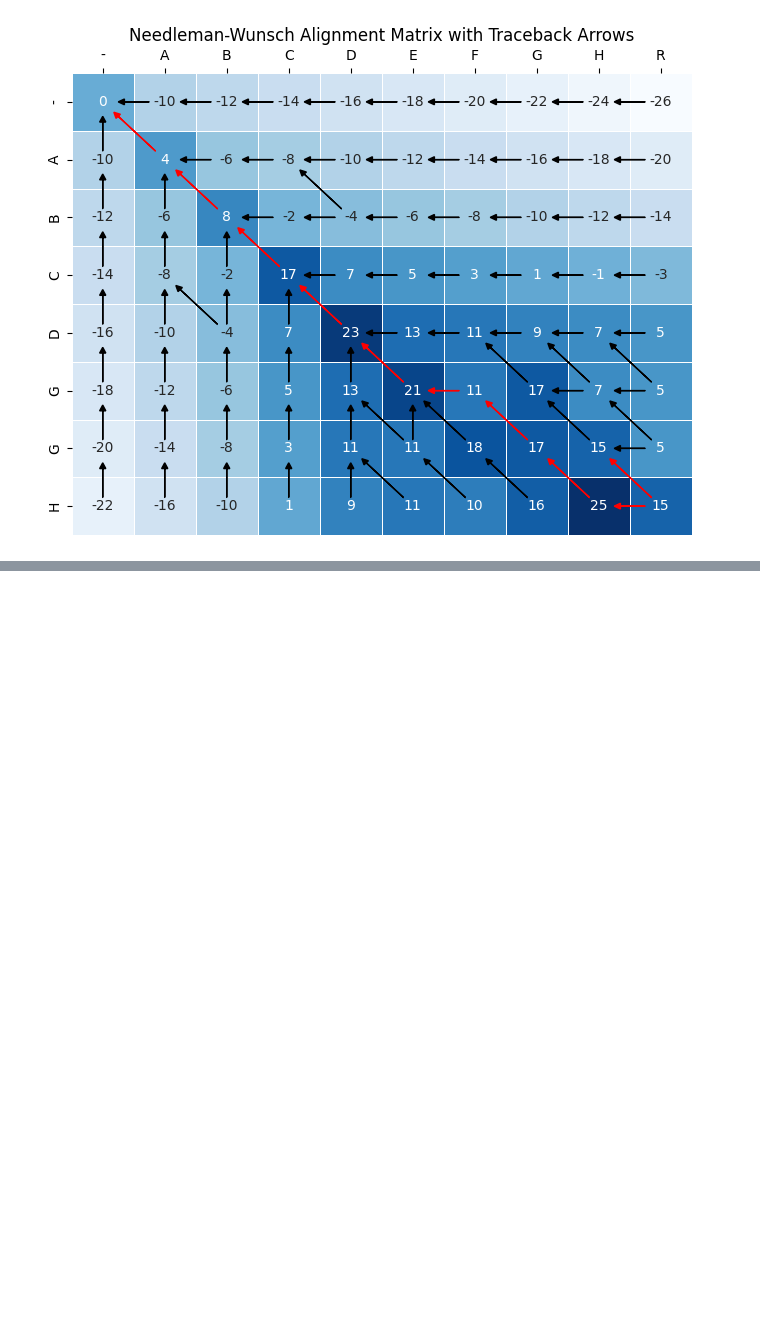
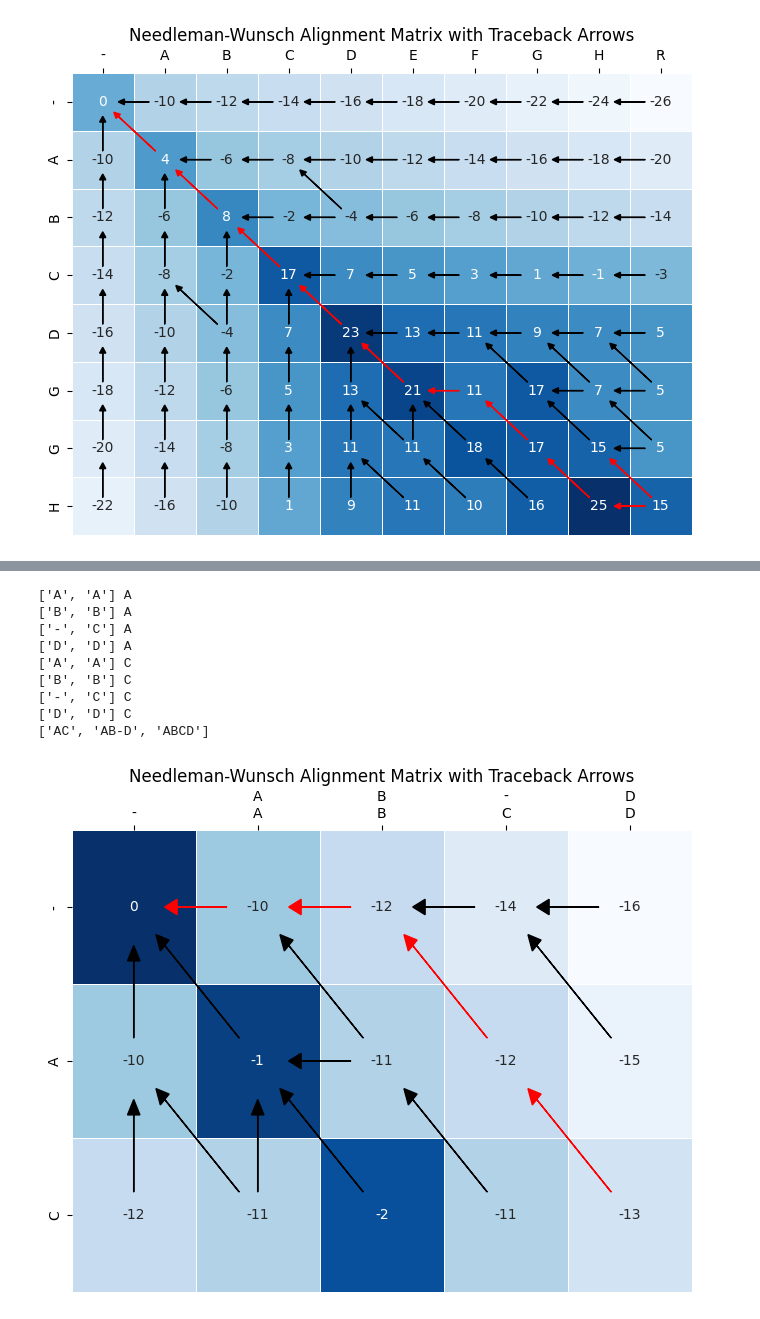
Before and after one commit to akochergina/protein-alignments, a Jupyter notebook: notebooks/nw_extension_dev.ipynb, the cells around one changed output, grey strips where cells are left out. Cells and saved outputs as stored; diff of their text form; code cells hidden in the pictures; blank space fills up the shorter version.

```diff
--- a/notebooks/nw_extension_dev.ipynb
+++ b/notebooks/nw_extension_dev.ipynb
@@ -33,6 +50,6 @@ ABCDEFGHHR
 # %%
 # let's try to fill matrice to align sequence with all other sequences aligned between them
-def fill_needleman_wunsch_matrix(sequence, previous_alignment, blosum_m, gap_opening_score, gap_extension_score, identity_score=1, substitution_score=-1):
+def fill_needleman_wunsch_matrix_multidim(sequence, previous_alignment, blosum_m, gap_opening_score, gap_extension_score, identity_score=1, substitution_score=-1):
     '''
     Fill the Needleman-Wunsch matrix and store the indexes of the arrows with possibility to have up to 3 arrows.
 
@@ -59,8 +76,8 @@ def fill_needleman_wunsch_matrix(sequence, previous_alignment, blosum_m, gap_ope
         The filled matrix.
     '''
     # Initialize the matrix
-    rows = len(sequence[0]) + 1
-    cols = max([len(seq) for seq in previous_alignment]) + 1
+    rows = len(sequence) + 1
+    cols = len(previous_alignment[0]) + 1
 
     matrix = pandas.DataFrame(index=range(rows), columns=range(cols))
     arrow_matrix = pandas.DataFrame(index=range(rows), columns=range(cols))
@@ -81,14 +98,17 @@ def fill_needleman_wunsch_matrix(sequence, previous_alignment, blosum_m, gap_ope
         arrow_matrix.at[0, j] = [(0, j-1)]
         gap_matrix.at[0, j] = 1
 
+
     # Fill the matrix
     for i in range(1, rows):
         for j in range(1, cols):
             # Calculate the scores
+            chr_alignment = [previous_alignment[k][j-1] for k in range(len(previous_alignment))]
+            print(chr_alignment, sequence[i-1])
             if blosum_m:
-                match = matrix.at[i-1, j-1] + score_i_j_alignment(sequence[0][i-1], sequence[1][j-1], blosum_m)
+                match = matrix.at[i-1, j-1] + score_i_j_alignment_multidim(sequence[i-1], chr_alignment, blosum_m)
             else:
-                match = matrix.at[i-1, j-1] + score_i_j_alignment(sequence[0][i-1], sequence[1][j-1], blosum_m, identity_score, substitution_score)
+                match = matrix.at[i-1, j-1] + score_i_j_alignment_multidim(sequence[i-1], chr_alignment, blosum_m, identity_score, substitution_score)
             if gap_matrix.at[i-1, j] == 1:
                 delete = matrix.at[i-1, j] + gap_extension_score
             else:
@@ -115,0 +202,21 @@ def fill_needleman_wunsch_matrix(sequence, previous_alignment, blosum_m, gap_ope
+# %%
+seq='AC'
+previous_alignment=['AB-D', 'ABCD', 'A-CD', '--C-', '-B-D', 'A-DD', 'BBC-']
+identity_score=1
+substitution_score=-1
+gap_opening_score=-10
+gap_extension_score = -2
+
+matrix, arrow_matrix = fill_needleman_wunsch_matrix_multidim(seq, previous_alignment, False, gap_opening_score, gap_extension_score, identity_score, substitution_score)
+plot_nw_matrix_multidim(matrix, arrow_matrix, [seq]+previous_alignment)
+# %% [output]
+['A', 'A'] A
+['B', 'B'] A
+['-', 'C'] A
+['D', 'D'] A
+['A', 'A'] C
+['B', 'B'] C
+['-', 'C'] C
+['D', 'D'] C
+['AC', 'AB-D', 'ABCD']
+[figure, added]
```
Also changed, not shown: parts of 4 cells of this notebook, 1 other file.
